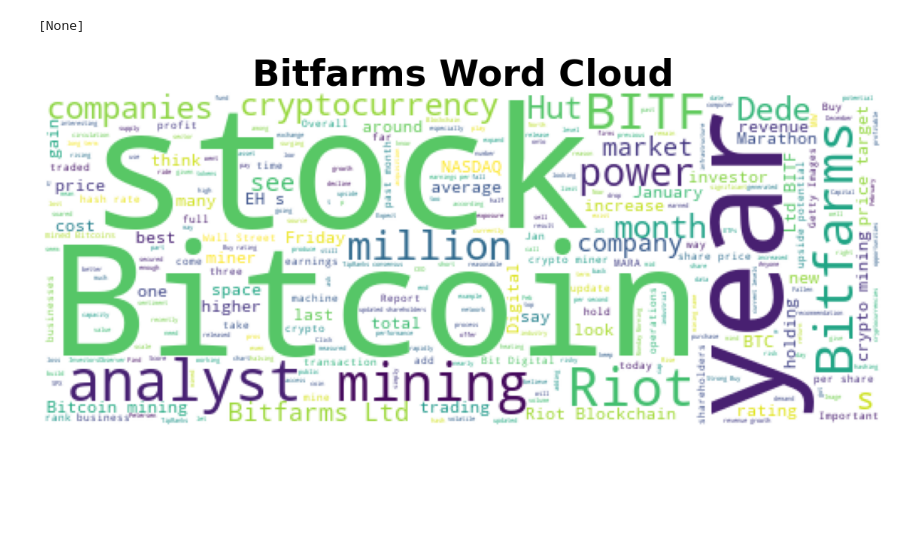
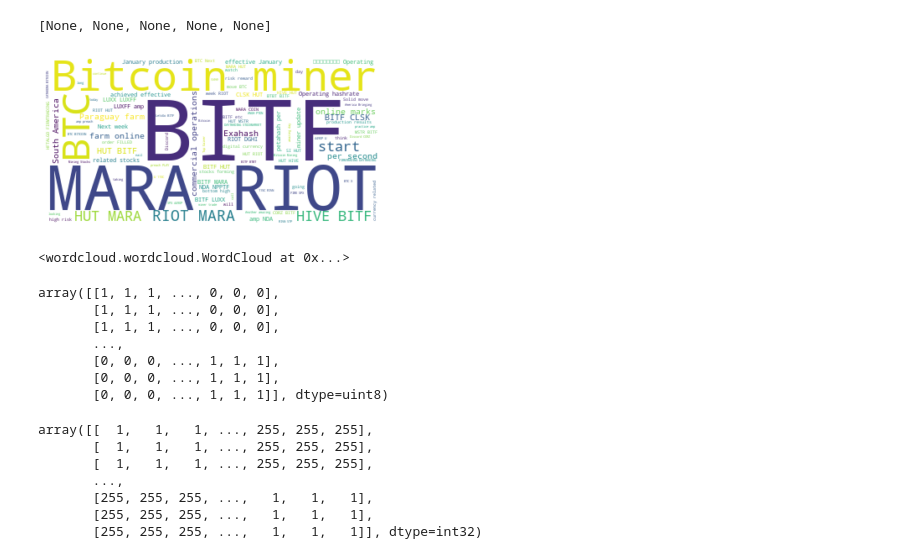
Before and after one commit to John-Gee3/Stock-Dashboard-Viewer, a Jupyter notebook: bitf_wordcloud.ipynb, the cells around one changed output. Saved outputs shown, nothing was run; the diff lists cells and outputs as text; code cells hidden in the pictures; blank space fills up the shorter version.

Commit message:
bitf wordcloud

```diff
--- a/bitf_wordcloud.ipynb
+++ b/bitf_wordcloud.ipynb
@@ -23,7 +37,7 @@ stopwords = set(STOPWORDS)
 # read the mask/color image taken from
 #coloring = np.array(Image.open('.jpg'))
 stopwords = set(STOPWORDS)
-custom_stop_words = [""]
+custom_stop_words = ["https", "t", "co", "eh", "s"]
 [stopwords.add(n) for n in custom_stop_words]
 # %% [output]
-[None]
+[None, None, None, None, None]
@@ -36,12 +44,27 @@ wc_image= wc.generate(text)
-# %%
-mpl.rcParams["figure.figsize"]=[20.0,10.0]
-
-
-
-plt.imshow(wc_image)
-plt.axis("off")
-fontdict={"fontsize": 48, "fontweight":"bold"}
-plt.title("Bitfarms Word Cloud", fontdict=fontdict)
-plt.show()
-# %% [output]
-[figure, removed]
+# %%
+all_text = " ".join(df['Tweet'])
+# %%
+wordcloud = WordCloud(stopwords = stopwords, max_words=100, background_color = "white").generate(all_text)
+# %%
+plt.imshow(wordcloud, interpolation="bilinear")
+plt.axis("off")
+plt.show()
+# %% [output]
+[figure, added]
+# %%
+wordcloud.to_file("bitf_wordcloud.png")
+# %% [output]
+<wordcloud.wordcloud.WordCloud at 0x...>
+# %%
+# make axe photo
+
+bitf_axe = np.array(Image.open("bitf_axe.png"))
+bitf_axe
+# %% [output]
+array([[1, 1, 1, ..., 0, 0, 0],
+       [1, 1, 1, ..., 0, 0, 0],
+       [1, 1, 1, ..., 0, 0, 0],
+       ...,
+       [0, 0, 0, ..., 1, 1, 1],
+       [0, 0, 0, ..., 1, 1, 1],
+       [0, 0, 0, ..., 1, 1, 1]], dtype=uint8)
@@ -47,0 +82,10 @@ plt.show()
+# %%
+transformed_bitf_axe
+# %% [output]
+array([[  1,   1,   1, ..., 255, 255, 255],
+       [  1,   1,   1, ..., 255, 255, 255],
+       [  1,   1,   1, ..., 255, 255, 255],
+       ...,
+       [255, 255, 255, ...,   1,   1,   1],
+       [255, 255, 255, ...,   1,   1,   1],
+       [255, 255, 255, ...,   1,   1,   1]], dtype=int32)
```
Also changed, not shown: parts of 6 cells of this notebook, 3 other files.
